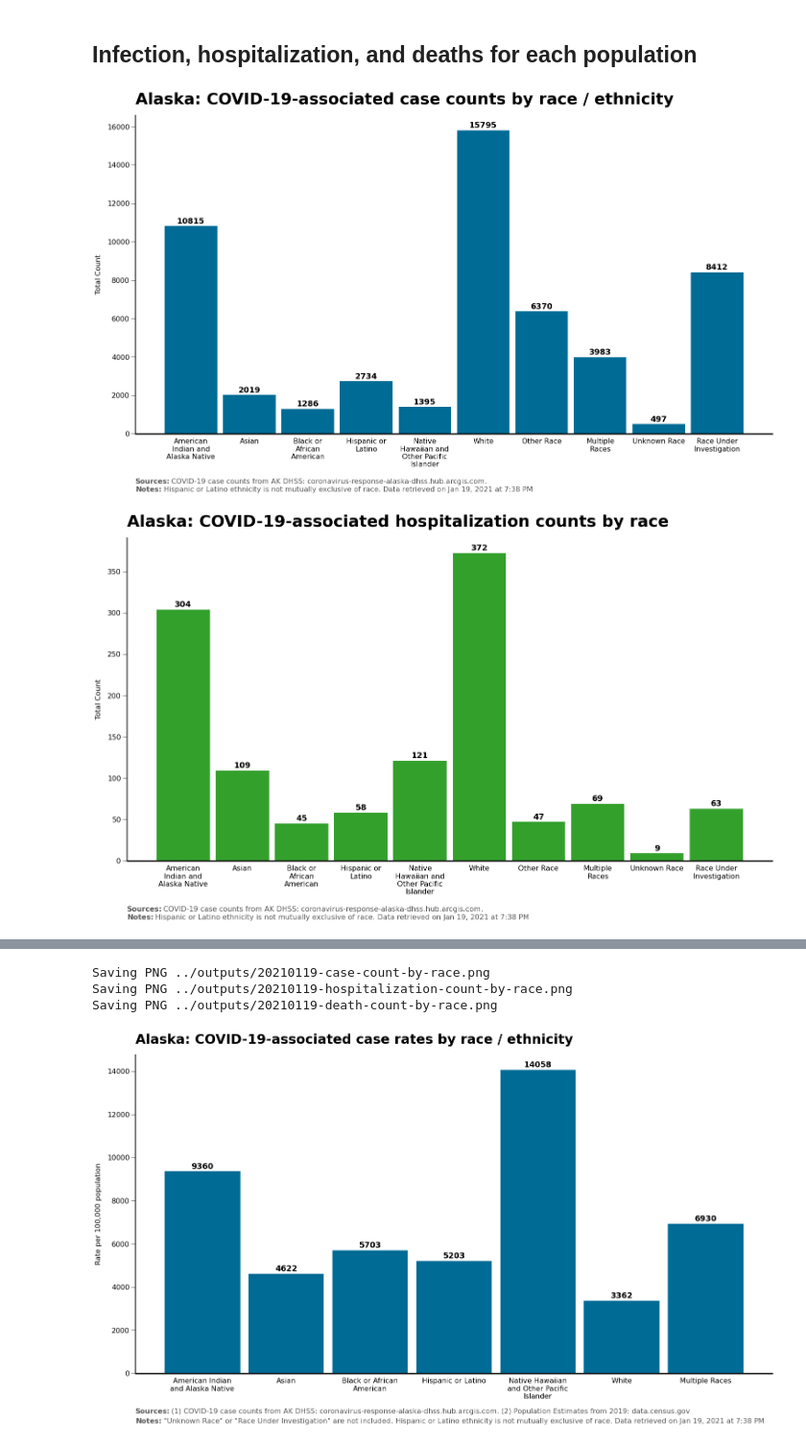
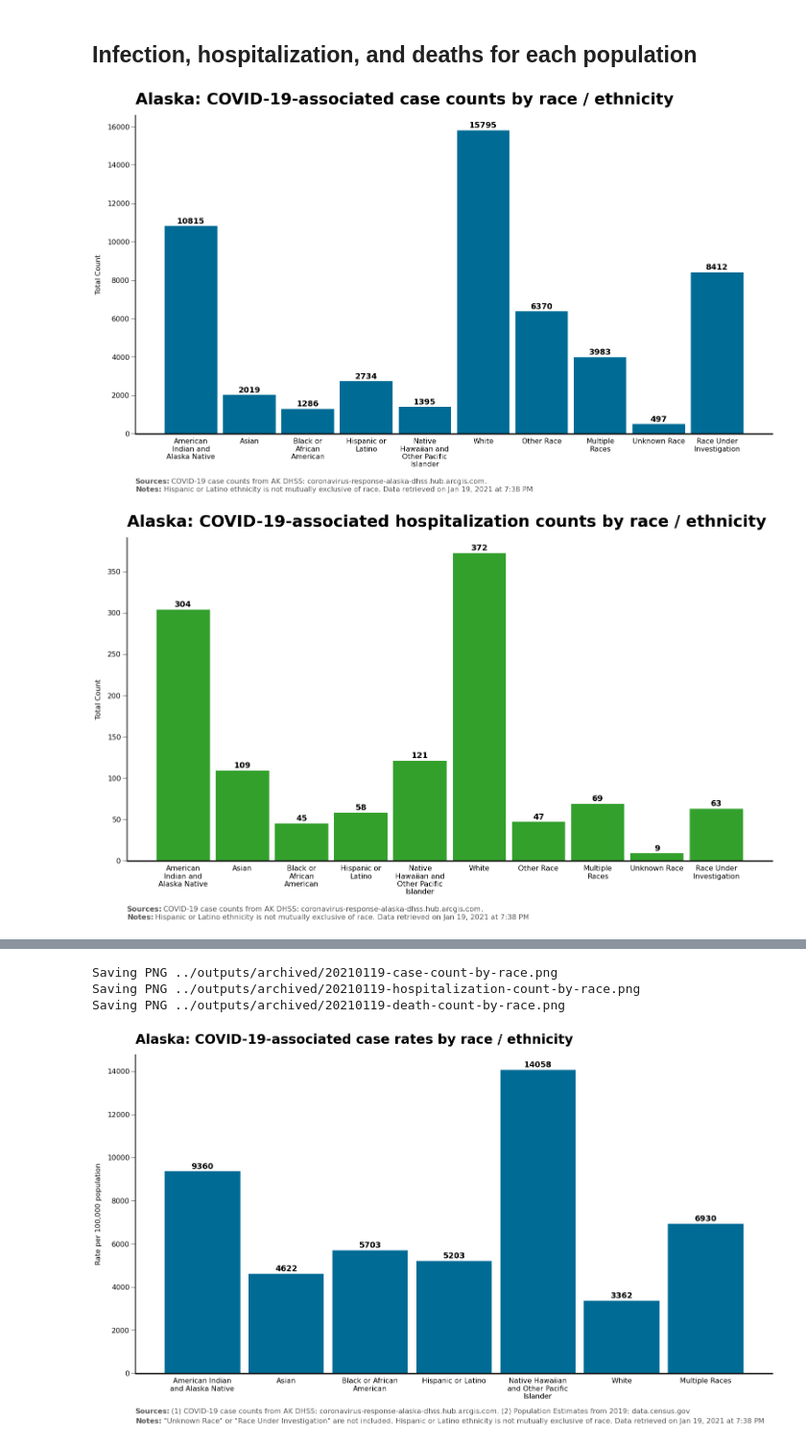
Before and after one commit to wckoeppen/ak-covid-rate-graphs, a Jupyter notebook: notebooks/covid-rates-graphs-v01.ipynb, the cells around one changed output, grey strips where cells are left out. Shown at 96% size. Saved outputs shown, nothing was run; the diff lists cells and outputs as text; code cells hidden in the pictures.

```diff
--- a/notebooks/covid-rates-graphs-v01.ipynb
+++ b/notebooks/covid-rates-graphs-v01.ipynb
@@ -239,8 +239,8 @@ def count_plot(
     return fig
 # %%
 case_count_plot = count_plot(race_pop_data['All Cases'], title='Alaska: COVID-19-associated case counts by race / ethnicity')
-hosp_count_plot = count_plot(race_pop_data['Hospitalizations'], title='Alaska: COVID-19-associated hospitalization counts by race', color='#33a02c')
-deat_count_plot = count_plot(race_pop_data['Deaths'], title='Alaska: COVID-19-associated death counts by race', color='#B85009')
+hosp_count_plot = count_plot(race_pop_data['Hospitalizations'], title='Alaska: COVID-19-associated hospitalization counts by race / ethnicity', color='#33a02c')
+deat_count_plot = count_plot(race_pop_data['Deaths'], title='Alaska: COVID-19-associated death counts by race / ethnicity', color='#B85009')
 # %% [output]
 [figure]
-[figure, old version]
+[figure, new version]
@@ -248,11 +248,11 @@ deat_count_plot = count_plot(race_pop_data['Deaths'], title='Alaska: COVID-19-as
 # %%
-save_png(case_count_plot, f"../outputs/{retrieval_date.strftime('%Y%m%d')}-case-count-by-race.png")
-save_png(hosp_count_plot, f"../outputs/{retrieval_date.strftime('%Y%m%d')}-hospitalization-count-by-race.png")
-save_png(deat_count_plot, f"../outputs/{retrieval_date.strftime('%Y%m%d')}-death-count-by-race.png")
+save_png(case_count_plot, f"../outputs/archived/{retrieval_date.strftime('%Y%m%d')}-case-count-by-race.png")
+save_png(hosp_count_plot, f"../outputs/archived/{retrieval_date.strftime('%Y%m%d')}-hospitalization-count-by-race.png")
+save_png(deat_count_plot, f"../outputs/archived/{retrieval_date.strftime('%Y%m%d')}-death-count-by-race.png")
 # %% [output]
-Saving PNG ../outputs/20210119-case-count-by-race.png
-Saving PNG ../outputs/20210119-hospitalization-count-by-race.png
-Saving PNG ../outputs/20210119-death-count-by-race.png
+Saving PNG ../outputs/archived/20210119-case-count-by-race.png
+Saving PNG ../outputs/archived/20210119-hospitalization-count-by-race.png
+Saving PNG ../outputs/archived/20210119-death-count-by-race.png
 # %%
 def rate_plot(
     _series,
```
Also changed, not shown: parts of 4 cells of this notebook, 8 other files.
